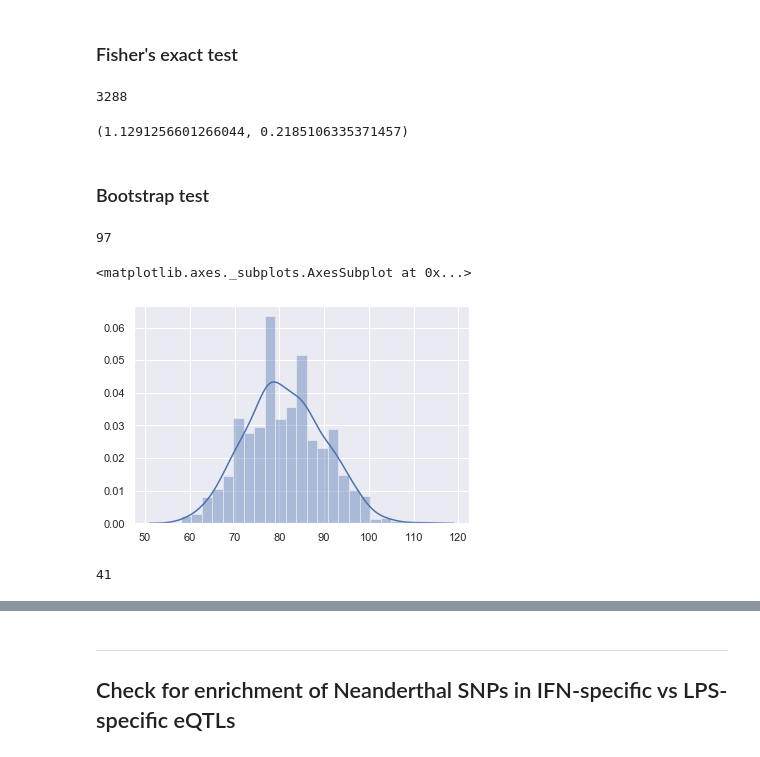
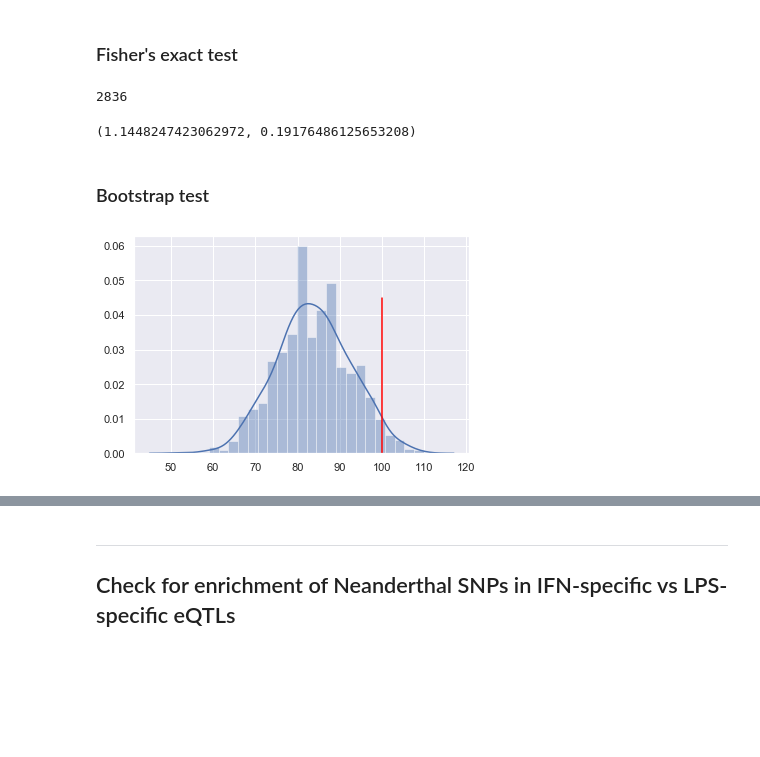
Before and after one commit to blz349/neanderthal_introgression, a Jupyter notebook: extreme_response/fairfax/neanderthal_fairfax_overlap.ipynb, the cells around one changed output, grey strips where cells are left out. Drawn from its saved outputs; the diff is of its cells as text; code cells hidden in the pictures; blank space fills up the shorter version.

```diff
--- a/extreme_response/fairfax/neanderthal_fairfax_overlap.ipynb
+++ b/extreme_response/fairfax/neanderthal_fairfax_overlap.ipynb
@@ -26,0 +25,6 @@ comparison_df['Source'] = comparison_df['Source'].astype('string')
+# %%
+# Load Chen Neanderthal SNPs
+chen = pd.read_excel('../chen/Additional File 1.xlsx', 'Sheet1', usecols=['Chromosome', 'Position', 'Source', 'Chen'])
+comparison_df = chen.loc[chen.Chen == 'Yes'].copy()
+comparison_df['Source'] = comparison_df['Source'].astype('string')
+comparison_df.drop('Chen', axis=1)
@@ -93,7 +111,7 @@ extr_resp_df[['ESN', 'YRI', 'MSL', 'GWD', 'LWK']].describe()
 # %% [markdown]
 ### Fisher's exact test
 # %%
-# Number of Neanderthal SNPs in all genotyped Fairfax SNPs
+# Number of Chen Neanderthal SNPs in all genotyped Fairfax SNPs
 all_genotyped_snps = pd.read_csv("extreme_response/extreme_response.bim", sep="\t", header=None)
 all_genotyped_snps.drop(2, axis=1, inplace=True)
 all_genotyped_snps = all_genotyped_snps.rename(columns={0: "Chromosome", 1: "ID", 3: "Position",
@@ -102,11 +120,11 @@ merged = comparison_df.merge(all_genotyped_snps, how="left", on=["Chromosome", "
 merged = merged.dropna()
 len(merged)
 # %% [output]
-3288
+2836
-# %%
-stats.fisher_exact([[111, 18900], [3177, 610799]])
-# %% [output]
-(1.1291256601266044, 0.2185106335371457)
+# %%
+stats.fisher_exact([[100, 18911], [2736, 592338]])
+# %% [output]
+(1.1448247423062972, 0.19176486125653208)
 # %% [markdown]
 ### Bootstrap test
 # %%
@@ -119,26 +133,22 @@ simo = open('bootstrap/simo_extres.txt', 'r').read().splitlines()
+# %%
+#Chen Neanderthal SNPs
+nSNP = []
+for chrom, pos in zip(comparison_df['Chromosome'], comparison_df['Position']):
+    nSNP.append(str(chrom) + ' ' + str(pos))
+chen_exre = set(nSNP).intersection(exre)
 # %%
 # Fairfax eQTLs
 eSNP = []
 for chrom,pos in zip(extr_resp['Chromosome'], extr_resp['Position']):
     eSNP.append(str(chrom) + ' ' + str(pos))
+eSNP_exre = set(eSNP).intersection(exre)
-# %%
-# Overlap between Dannemann Neanderthal SNPs and Fairfax eQTLs
-dann_exre = set(dann).intersection(eSNP)
-len(dann_exre)
-# %% [output]
-97
 # %%
-# Dannemann bootstap
-dann_results = []
+# Bootstrap
+results = []
 for i in range(1000):
-    dann_results.append(len(set(sample(exre, len(dann))).intersection(eSNP)))
-sns.distplot(dann_results)
+    results.append(len(set(sample(exre, len(chen_exre))).intersection(eSNP_exre)))
+sns.distplot(results)
+plt.plot([100, 100], [0, 0.045], color='red')
+plt.show()
 # %% [output]
-<matplotlib.axes._subplots.AxesSubplot at 0x...>
-[figure, old version]
+[figure, new version]
-# %%
-# Overlap between Simonti Neanderthal SNPs and Fairfax eQTLs
-simo_exre = set(simo).intersection(eSNP)
-len(simo_exre)
-# %% [output]
-41
```
Also changed, not shown: parts of 18 cells of this notebook, 1 other file.
